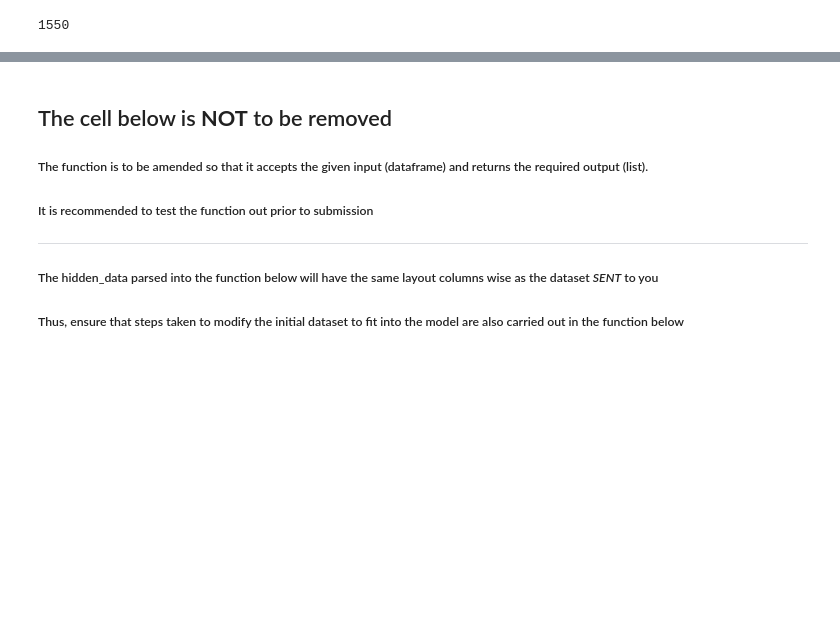
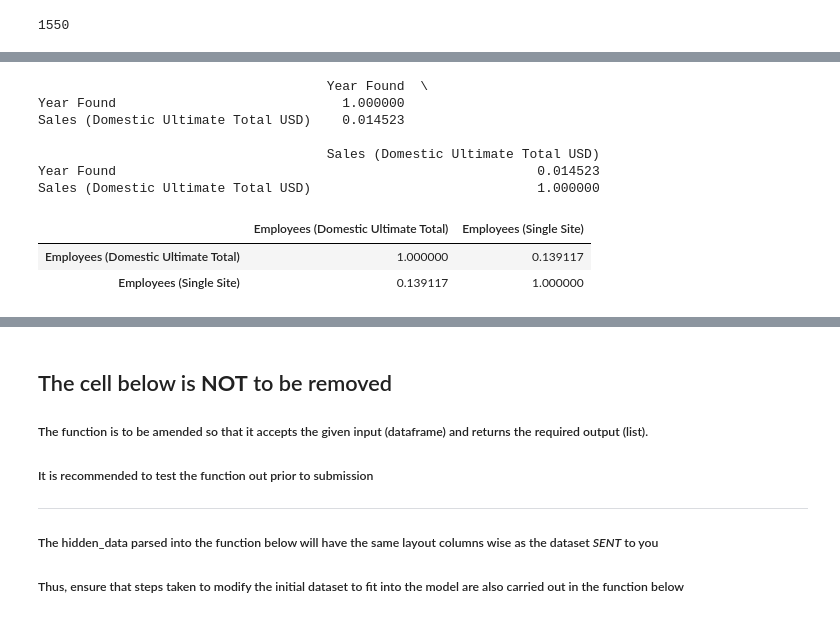
Before and after one commit to siruislybro/NUS-SDS-Datathon-Champion, a Jupyter notebook: NUS_DATATHON_CHAMPION_TEAM NAME.ipynb, the cells around one changed output, grey strips where cells are left out. Drawn from its saved outputs; the diff is of its cells as text; code cells hidden in the pictures; blank space fills up the shorter version.

```diff
--- a/NUS_DATATHON_CHAMPION_TEAM NAME.ipynb
+++ b/NUS_DATATHON_CHAMPION_TEAM NAME.ipynb
@@ -111,0 +132,15 @@ Name: Employees (Domestic Ultimate Total), dtype: float64
+# %%
+print(df[['Year Found', 'Sales (Domestic Ultimate Total USD)']].corr())
+
+df[['Employees (Domestic Ultimate Total)', 'Employees (Single Site)']].corr()
+# %% [output]
+                                     Year Found  \
+Year Found                             1.000000
+Sales (Domestic Ultimate Total USD)    0.014523
+
+                                     Sales (Domestic Ultimate Total USD)
+Year Found                                                      0.014523
+Sales (Domestic Ultimate Total USD)                             1.000000
+|  | Employees (Domestic Ultimate Total) | Employees (Single Site) |
+| Employees (Domestic Ultimate Total) | 1.000000 | 0.139117 |
+| Employees (Single Site) | 0.139117 | 1.000000 |
```
Also changed, not shown: parts of 8 cells of this notebook.
